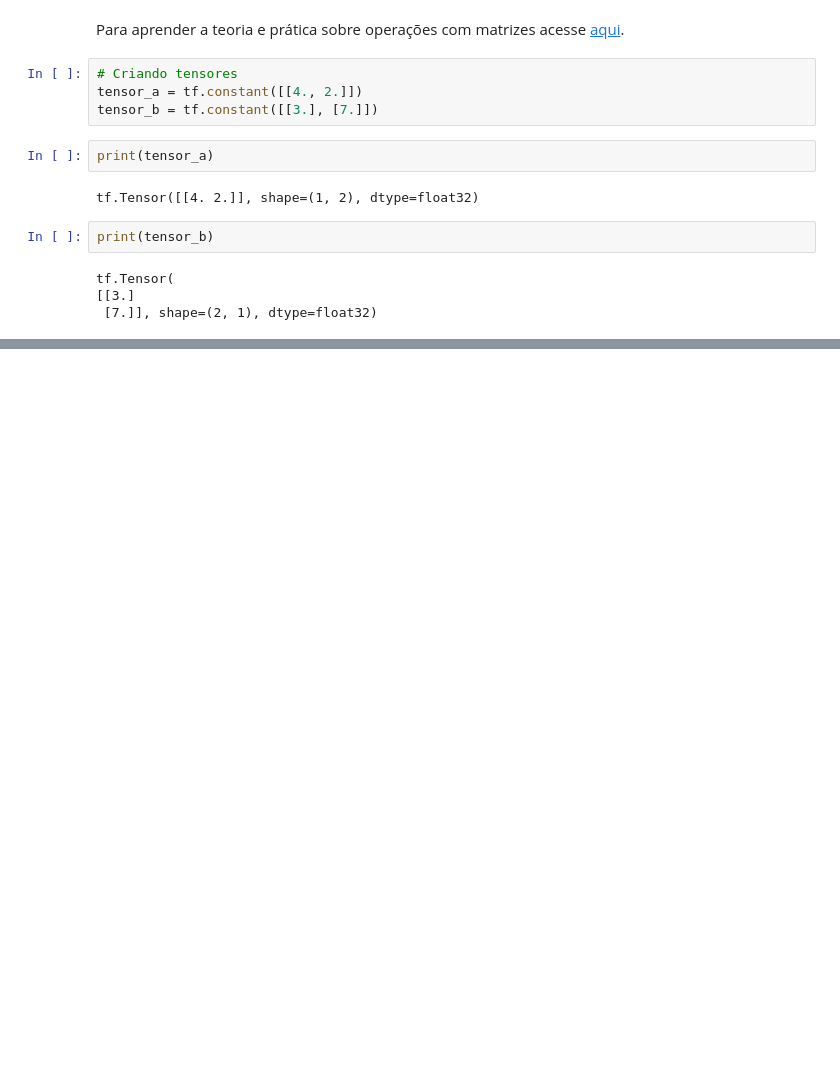
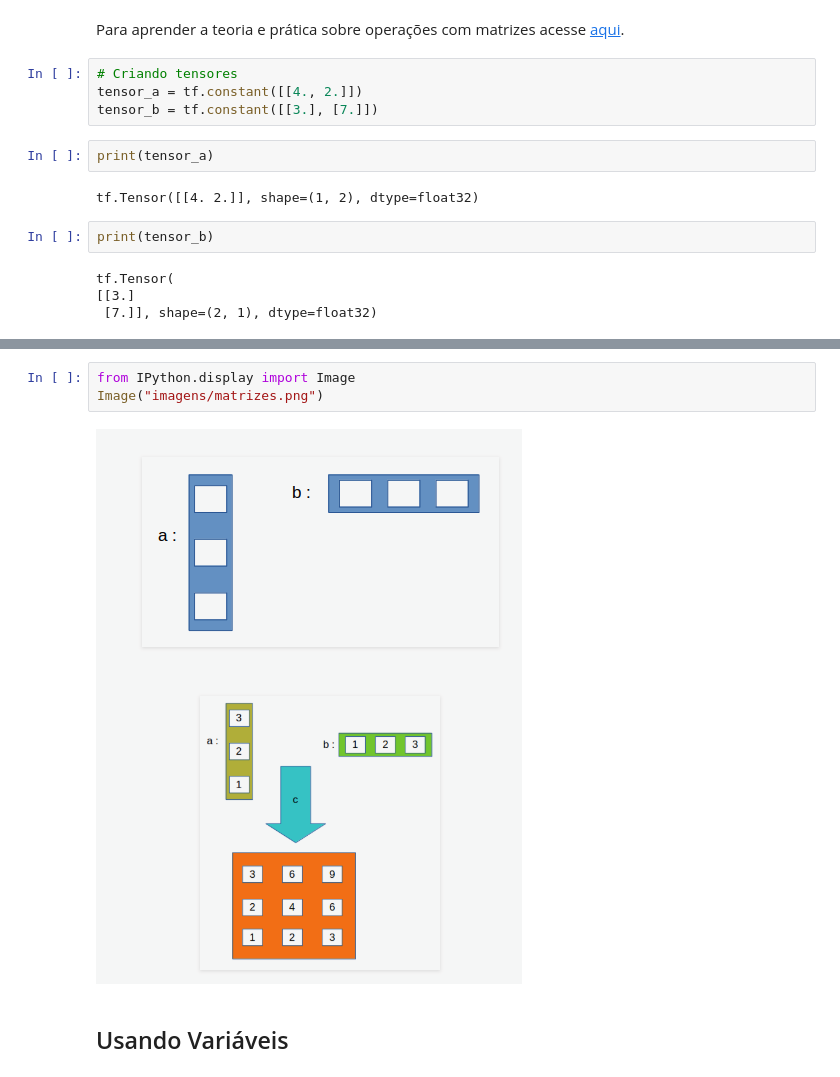
Before and after one commit to romulovieira777/Python_Fundamentos_Analise_Dados, a Jupyter notebook: Seção 10 - Introdução ao TensorFlow/Notebooks/DSA-Python-Cap10-Intro-TensorFlow.ipynb, the cells around one changed output, grey strips where cells are left out. Saved outputs shown, nothing was run; the diff lists cells and outputs as text; blank space fills up the shorter version.

```diff
--- a/Seção 10 - Introdução ao TensorFlow/Notebooks/DSA-Python-Cap10-Intro-TensorFlow.ipynb
+++ b/Seção 10 - Introdução ao TensorFlow/Notebooks/DSA-Python-Cap10-Intro-TensorFlow.ipynb
@@ -202,0 +245,7 @@ tf.Tensor(
+# %%
+from IPython.display import Image
+Image("imagens/matrizes.png")
+# %% [output]
+[figure, added]
+# %% [markdown]
+## Usando Variáveis
```
Also changed, not shown: parts of 26 cells of this notebook, 11 other files.
